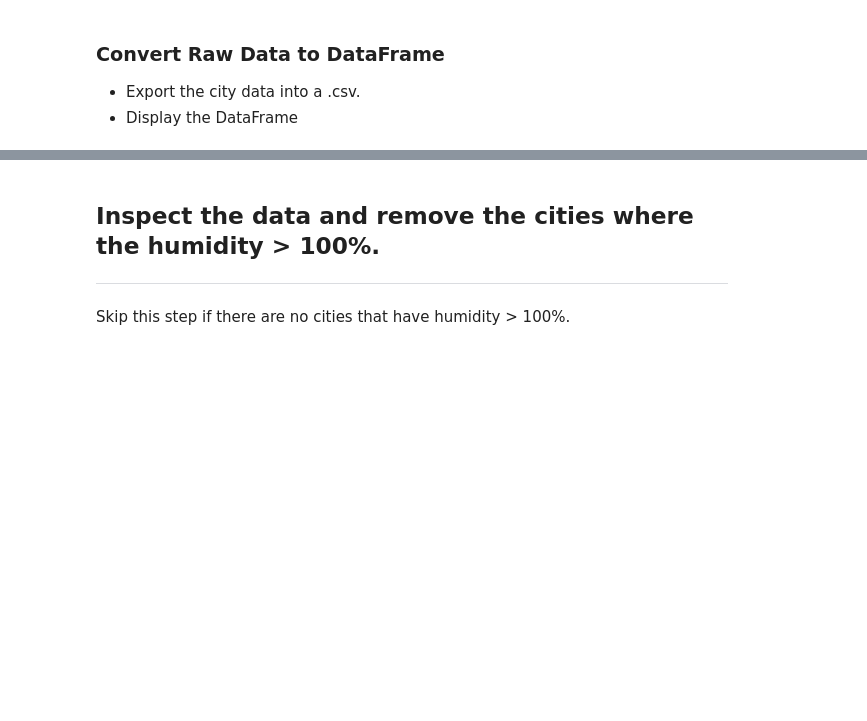
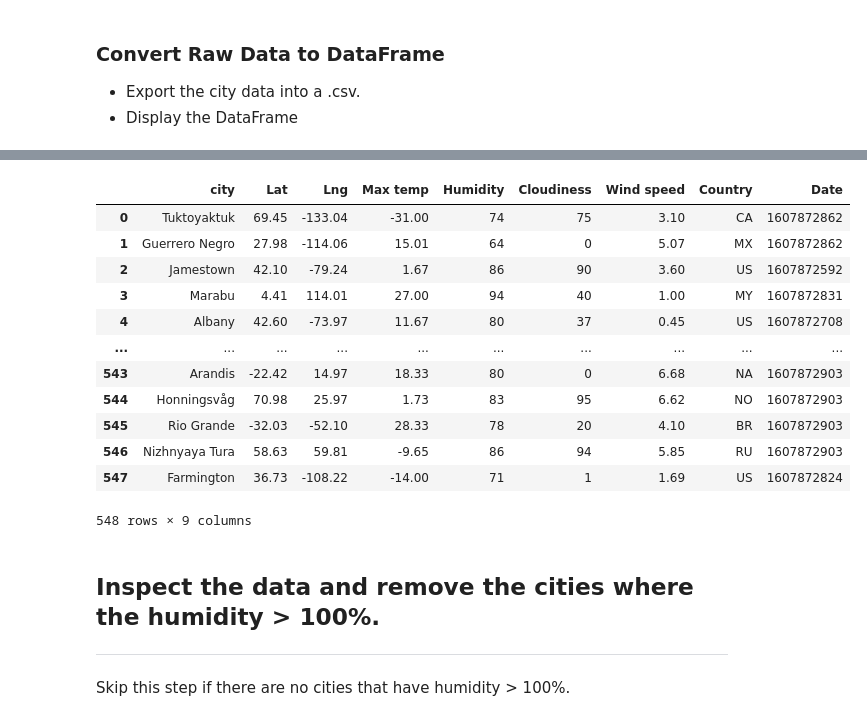
Before and after one commit to skunnath2020/python-api-challenge, a Jupyter notebook: WeatherPy/WeatherPy.ipynb, the cells around one changed output, grey strips where cells are left out. Drawn from its saved outputs; the diff is of its cells as text; code cells hidden in the pictures; blank space fills up the shorter version.

```diff
--- a/WeatherPy/WeatherPy.ipynb
+++ b/WeatherPy/WeatherPy.ipynb
@@ -147,3 +125,24 @@ ValueError: arrays must all be same length
+# %%
+# city="grand gaube"
+# unit="metric"
+# query_url = f"{url}appid={weather_api_key}&units={unit}&q="
+# test = response=requests.get(query_url + city).json()
+weather_data = pd.DataFrame(weather_dict)
+weather_data
+# %% [output]
+|  | city | Lat | Lng | Max temp | Humidity | Cloudiness | Wind speed | Country | Date |
+| 0 | Tuktoyaktuk | 69.45 | -133.04 | -31.00 | 74 | 75 | 3.10 | CA | 1607872862 |
+| 1 | Guerrero Negro | 27.98 | -114.06 | 15.01 | 64 | 0 | 5.07 | MX | 1607872862 |
+| 2 | Jamestown | 42.10 | -79.24 | 1.67 | 86 | 90 | 3.60 | US | 1607872592 |
+| 3 | Marabu | 4.41 | 114.01 | 27.00 | 94 | 40 | 1.00 | MY | 1607872831 |
+| 4 | Albany | 42.60 | -73.97 | 11.67 | 80 | 37 | 0.45 | US | 1607872708 |
+| ... | ... | ... | ... | ... | ... | ... | ... | ... | ... |
+| 543 | Arandis | -22.42 | 14.97 | 18.33 | 80 | 0 | 6.68 | NA | 1607872903 |
+| 544 | Honningsvåg | 70.98 | 25.97 | 1.73 | 83 | 95 | 6.62 | NO | 1607872903 |
+| 545 | Rio Grande | -32.03 | -52.10 | 28.33 | 78 | 20 | 4.10 | BR | 1607872903 |
+| 546 | Nizhnyaya Tura | 58.63 | 59.81 | -9.65 | 86 | 94 | 5.85 | RU | 1607872903 |
+| 547 | Farmington | 36.73 | -108.22 | -14.00 | 71 | 1 | 1.69 | US | 1607872824 |
+548 rows × 9 columns
 # %% [markdown]
 ## Inspect the data and remove the cities where the humidity > 100%.
 ----
```
Also changed, not shown: parts of 23 cells of this notebook.
